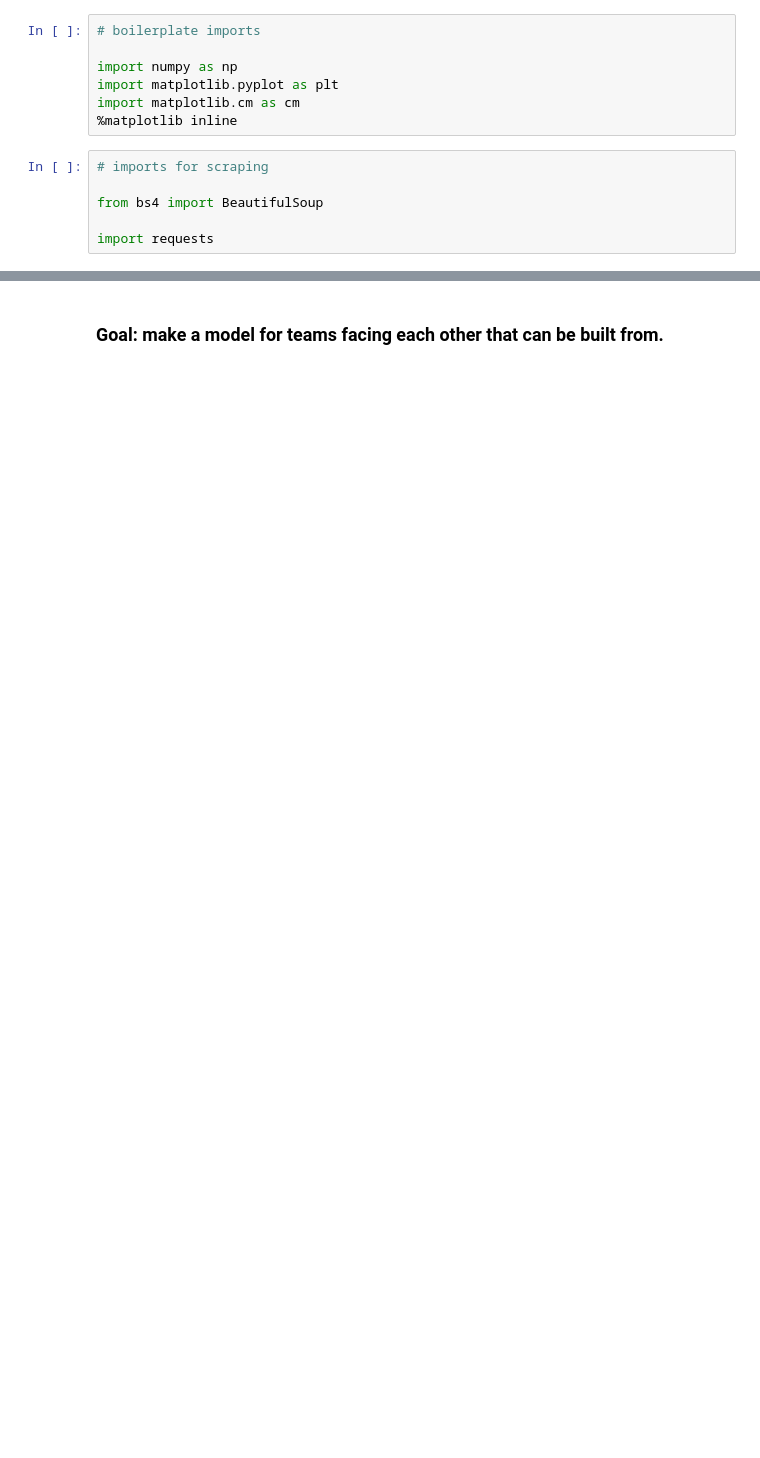
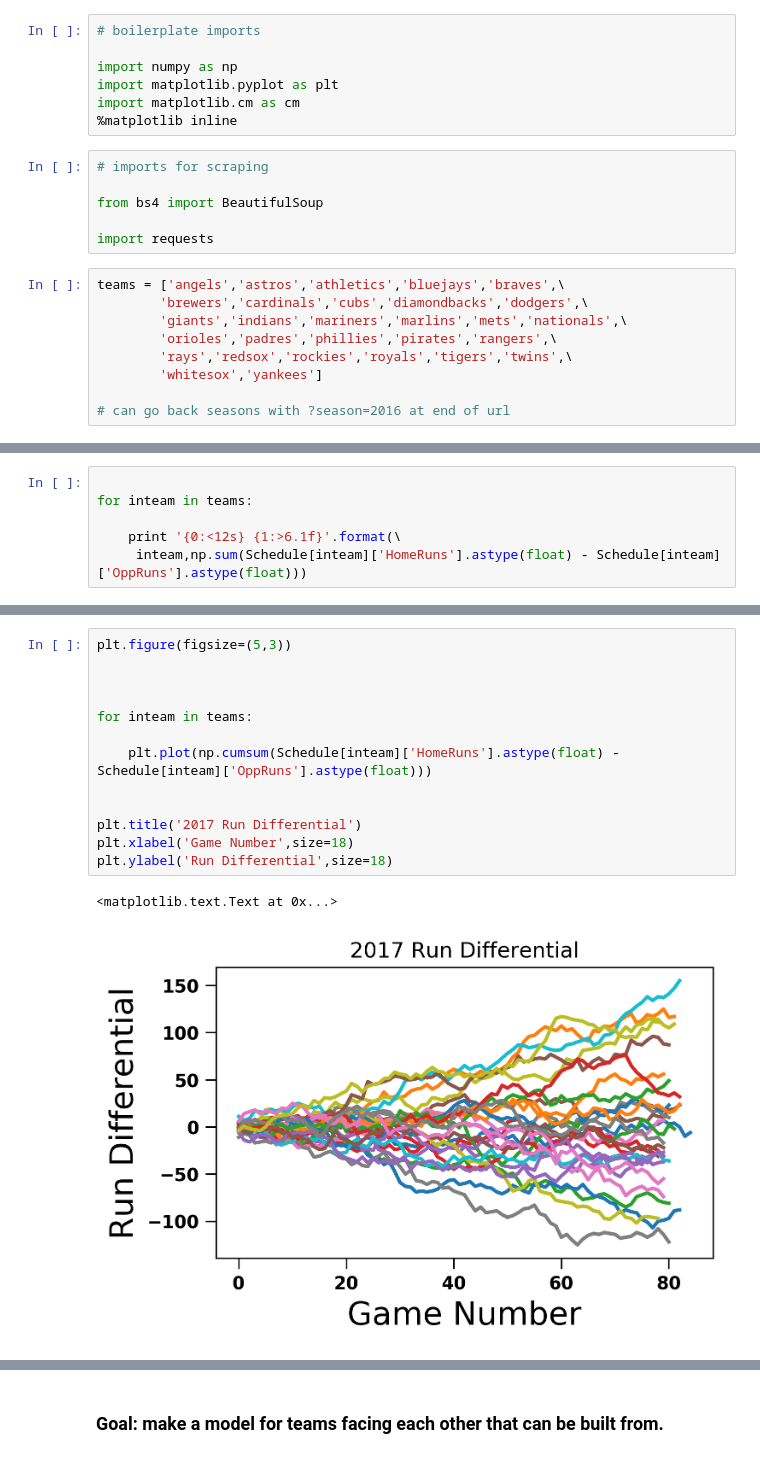
Before and after one commit to fantasy-toolz/2017-MLB-Analysis, a Jupyter notebook: league_notebooks/Matchup-Analysis.ipynb, the cells around one changed output, grey strips where cells are left out. Cells and saved outputs as stored; diff of their text form; blank space fills up the shorter version.

```diff
--- a/league_notebooks/Matchup-Analysis.ipynb
+++ b/league_notebooks/Matchup-Analysis.ipynb
@@ -22,5 +24,14 @@ import matplotlib.cm as cm
 from bs4 import BeautifulSoup
 
 import requests
+# %%
+teams = ['angels','astros','athletics','bluejays','braves',\
+        'brewers','cardinals','cubs','diamondbacks','dodgers',\
+        'giants','indians','mariners','marlins','mets','nationals',\
+        'orioles','padres','phillies','pirates','rangers',\
+        'rays','redsox','rockies','royals','tigers','twins',\
+        'whitesox','yankees']
+
+# can go back seasons with ?season=2016 at end of url
 # %%
 # get twins data
@@ -49,0 +102,6 @@ print datasets[0]
+# %%
+
+for inteam in teams:
+
+    print '{0:<12s} {1:>6.1f}'.format(\
+     inteam,np.sum(Schedule[inteam]['HomeRuns'].astype(float) - Schedule[inteam]['OppRuns'].astype(float)))
@@ -49,0 +126,16 @@ print datasets[0]
+# %%
+plt.figure(figsize=(5,3))
+
+
+
+for inteam in teams:
+
+    plt.plot(np.cumsum(Schedule[inteam]['HomeRuns'].astype(float) - Schedule[inteam]['OppRuns'].astype(float)))
+
+
+plt.title('2017 Run Differential')
+plt.xlabel('Game Number',size=18)
+plt.ylabel('Run Differential',size=18)
+# %% [output]
+<matplotlib.text.Text at 0x...>
+[figure, added]
```
Also changed, not shown: parts of 9 cells of this notebook.
